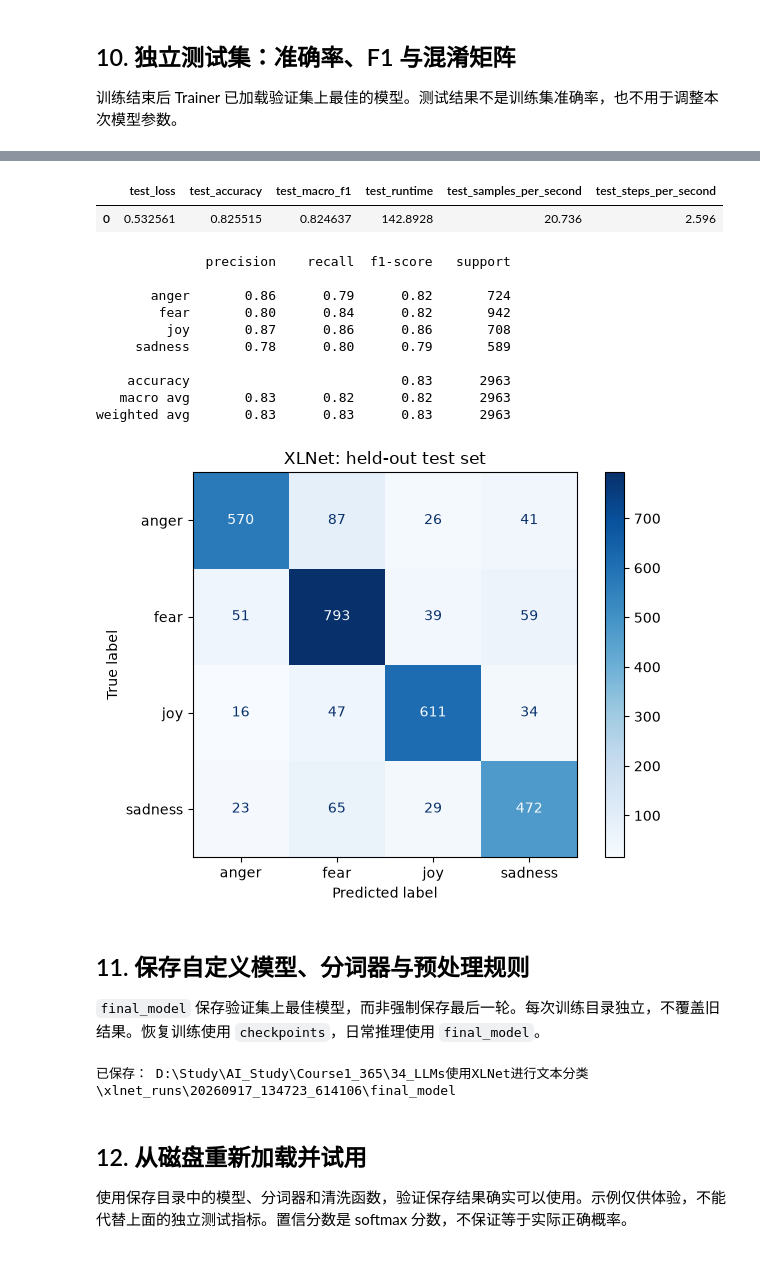
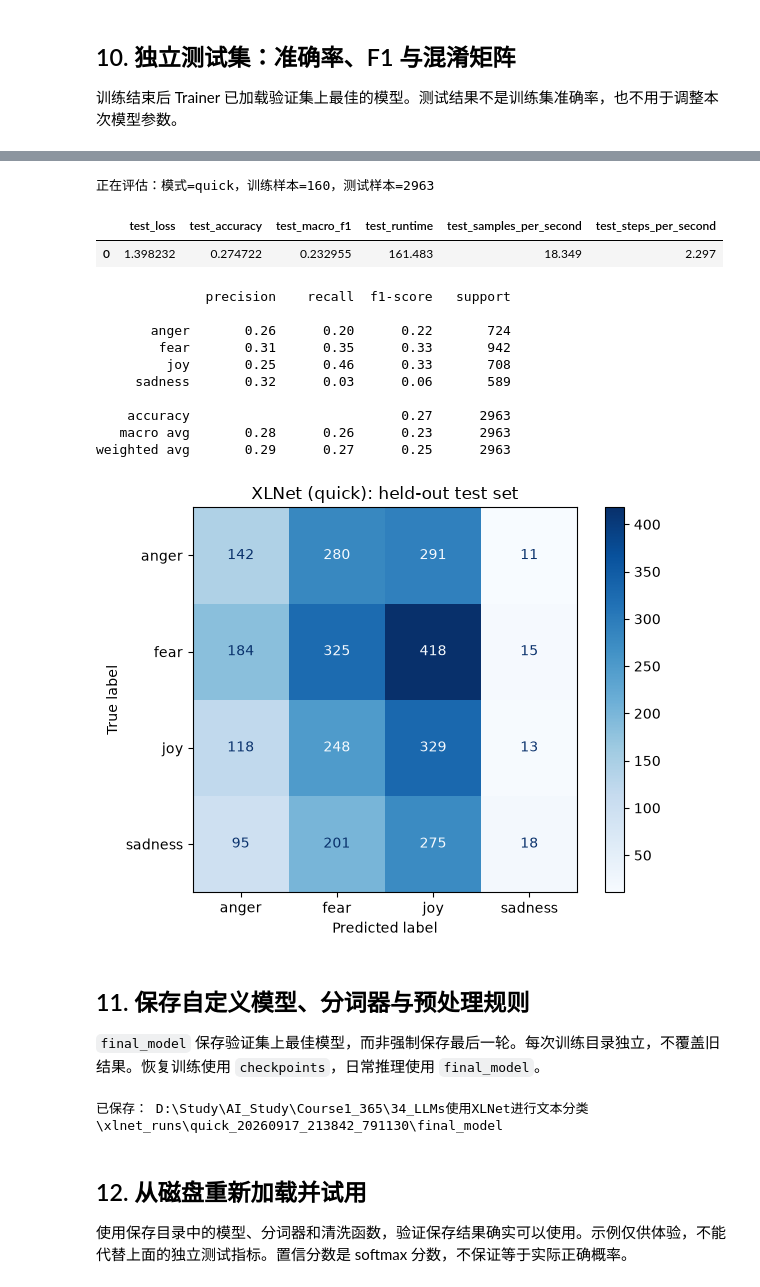
Before and after one commit to ZTaer/AI_Study, a Jupyter notebook: Course1_365/34_LLMs使用XLNet进行文本分类/XLNet_TEST.ipynb, the cells around one changed output, grey strips where cells are left out. Drawn from its saved outputs; the diff is of its cells as text; code cells hidden in the pictures.

Commit message:
34 Xlnet 情感分析训练模型

```diff
--- a/Course1_365/34_LLMs使用XLNet进行文本分类/XLNet_TEST.ipynb
+++ b/Course1_365/34_LLMs使用XLNet进行文本分类/XLNet_TEST.ipynb
@@ -330,12 +401,9 @@ if RUN_EMBEDDING_DEMO:
 # %%
 set_seed(SEED)
-NUM_EPOCHS = 3
-TRAIN_BATCH_SIZE = 4
-GRADIENT_ACCUMULATION_STEPS = 4  # 等效批次为 16，减少单次内存占用。
-RUN_DIR = Path("xlnet_runs") / datetime.now().strftime("%Y%m%d_%H%M%S_%f")
+RUN_DIR = Path("xlnet_runs") / (TRAIN_MODE + "_" + datetime.now().strftime("%Y%m%d_%H%M%S_%f"))
 MODEL_DIR = RUN_DIR / "final_model"
 print("设备：", "CUDA" if torch.cuda.is_available() else "CPU")
-print("训练样本：", len(model_dataset["train"]), "；epoch：", NUM_EPOCHS)
+print("训练样本：", len(train_dataset), "；epoch：", NUM_EPOCHS)
 print("本次结果目录：", RUN_DIR.resolve())
 
 def compute_metrics(eval_prediction):
@@ -359,11 +427,30 @@ training_args = TrainingArguments(
     eval_strategy="epoch", save_strategy="epoch",
     load_best_model_at_end=True, metric_for_best_model="macro_f1", greater_is_better=True,
     save_total_limit=2,  # 保留有限 checkpoint；checkpoint 带优化器状态，可用于恢复。
-    logging_steps=25, logging_first_step=True,
+    logging_steps=LOG_EVERY_STEPS, logging_first_step=True,
+    disable_tqdm=True,  # 改用定期文本日志，不影响训练、评估或 checkpoint 保存。
     report_to="none", push_to_hub=False,  # 只在本机训练和保存，不上传数据或模型。
     seed=SEED, data_seed=SEED,
     dataloader_num_workers=0, dataloader_pin_memory=torch.cuda.is_available(),
     fp16=False, bf16=False,  # 先用全精度，避免硬件精度支持差异。
 )
+
+class TextProgressCallback(TrainerCallback):
+    """只在日志事件打印进度，避免每个批次刷新 Jupyter widget。"""
+    def on_train_begin(self, args, state, control, **kwargs):
+        self.started_at = monotonic()
+        self.start_step = state.global_step
+        print(f"开始训练：共 {state.max_steps} 个优化器步骤。", flush=True)
+
+    def on_log(self, args, state, control, logs=None, **kwargs):
+        # 只为训练 loss 日志附加进度，评估日志由 Trainer 原样打印。
+        if not logs or "loss" not in logs:
+            return
+        elapsed = monotonic() - self.started_at
+        completed = state.global_step - self.start_step
+        remaining = elapsed / completed * (state.max_steps - state.global_step) if completed else 0
+        percent = 100 * state.global_step / max(state.max_steps, 1)
+        print(f"进度 {state.global_step}/{state.max_steps} ({percent:.1f}%)"
+              f" | 已用 {elapsed / 60:.1f} 分钟 | 预计剩余 {remaining / 60:.1f} 分钟", flush=True)
 # %% [output]
 设备： CPU
@@ -383,6 +470,8 @@ gc.collect()
 if torch.cuda.is_available():
     torch.cuda.empty_cache()
 
+# 从基础权重开始；分类头的 MISSING 提示是预期行为，需要后续训练。
+print("正在加载 XLNet 分类模型……", flush=True)
 classifier = XLNetForSequenceClassification.from_pretrained(
     MODEL_NAME, num_labels=len(label_names), id2label=id2label, label2id=label2id,
     use_safetensors=False,  # 此官方基础模型提供 PyTorch 权重；保存微调模型时使用默认安全格式。
@@ -392,13 +481,17 @@ classifier.config.use_mems_train = False
 classifier.config.use_mems_eval = False
 trainer = Trainer(
     model=classifier, args=training_args,
-    train_dataset=model_dataset["train"], eval_dataset=model_dataset["validation"],
+    train_dataset=train_dataset, eval_dataset=model_dataset["validation"],
     processing_class=tokenizer, data_collator=data_collator, compute_metrics=compute_metrics,
+    callbacks=[TextProgressCallback()],
 )
-RESUME_CHECKPOINT = None
 train_result = trainer.train(resume_from_checkpoint=RESUME_CHECKPOINT)
 trainer.save_metrics("train", train_result.metrics)
 print("完成的 epoch：", trainer.state.epoch)
 print("最佳验证 checkpoint：", trainer.state.best_model_checkpoint)
-display(pd.DataFrame(trainer.state.log_history))
+# 日志混合训练/验证字段，拆开显示，避免一整张表充满 NaN。
+history_frame = pd.DataFrame(trainer.state.log_history)
+display(history_frame.loc[history_frame["loss"].notna(), ["step", "epoch", "loss", "learning_rate"]])
+display(history_frame.loc[history_frame["eval_loss"].notna(),
+                          ["step", "epoch", "eval_loss", "eval_accuracy", "eval_macro_f1"]])
 # %% [output]
@@ -462,6 +531,8 @@ zmq.error.ZMQError: Too many open files
 
 训练结束后 Trainer 已加载验证集上最佳的模型。测试结果不是训练集准确率，也不用于调整本次模型参数。
 # %%
+# 即使 quick 模式，仍使用全部独立测试数据；分数衡量的是本次模型。
+print(f"正在评估：模式={TRAIN_MODE}，训练样本={len(train_dataset)}，测试样本={len(model_dataset['test'])}", flush=True)
 test_result = trainer.predict(model_dataset["test"], metric_key_prefix="test")
 test_logits = test_result.predictions
 if isinstance(test_logits, tuple):
@@ -472,7 +543,7 @@ print(classification_report(test_result.label_ids, test_predictions,
                             labels=list(id2label), target_names=label_names, zero_division=0))
 ConfusionMatrixDisplay.from_predictions(test_result.label_ids, test_predictions,
     labels=list(id2label), display_labels=label_names, cmap="Blues")
-plt.title("XLNet: held-out test set")
+plt.title(f"XLNet ({TRAIN_MODE}): held-out test set")
 plt.tight_layout()
 plt.show()
 trainer.save_metrics("test", test_result.metrics)
@@ -481,26 +551,29 @@ trainer.save_metrics("test", test_result.metrics)
+正在评估：模式=quick，训练样本=160，测试样本=2963
 |  | test_loss | test_accuracy | test_macro_f1 | test_runtime | test_samples_per_second | test_steps_per_second |
-| 0 | 0.532561 | 0.825515 | 0.824637 | 142.8928 | 20.736 | 2.596 |
+| 0 | 1.398232 | 0.274722 | 0.232955 | 161.483 | 18.349 | 2.297 |
-              precision    recall  f1-score   support
-
-       anger       0.86      0.79      0.82       724
-        fear       0.80      0.84      0.82       942
-         joy       0.87      0.86      0.86       708
-     sadness       0.78      0.80      0.79       589
-
-    accuracy                           0.83      2963
-   macro avg       0.83      0.82      0.82      2963
-weighted avg       0.83      0.83      0.83      2963
+              precision    recall  f1-score   support
+
+       anger       0.26      0.20      0.22       724
+        fear       0.31      0.35      0.33       942
+         joy       0.25      0.46      0.33       708
+     sadness       0.32      0.03      0.06       589
+
+    accuracy                           0.27      2963
+   macro avg       0.28      0.26      0.23      2963
+weighted avg       0.29      0.27      0.25      2963
-[figure, old version]
+[figure, new version]
 # %% [markdown]
 ## 11. 保存自定义模型、分词器与预处理规则
 
 `final_model` 保存验证集上最佳模型，而非强制保存最后一轮。每次训练目录独立，不覆盖旧结果。恢复训练使用 `checkpoints`，日常推理使用 `final_model`。
 # %%
+# 保存验证集上最佳的权重、分词器及实际配置；目录带模式和时间，不覆盖旧模型。
 trainer.save_model(str(MODEL_DIR))
 tokenizer.save_pretrained(str(MODEL_DIR))
 preprocessing_config = {"max_length": MAX_LENGTH, "remove_mentions": True,
     "remove_emoji": True, "lowercase": False, "base_model": MODEL_NAME,
-    "label2id": label2id, "seed": SEED}
+    "label2id": label2id, "seed": SEED,
+    "training_mode": TRAIN_MODE, "training_samples": len(train_dataset), "epochs": NUM_EPOCHS}
 (MODEL_DIR / "preprocessing_config.json").write_text(
     json.dumps(preprocessing_config, ensure_ascii=False, indent=2), encoding="utf-8")
 # 保存清洗函数本身，独立加载模型时不必猜测或重新编写清洗逻辑。
@@ -509,7 +582,7 @@ import inspect
     "import re\nfrom cleantext import clean\n\n" + inspect.getsource(clean_for_xlnet), encoding="utf-8")
 print("已保存：", MODEL_DIR.resolve())
 # %% [output]
-已保存： D:\Study\AI_Study\Course1_365\34_LLMs使用XLNet进行文本分类\xlnet_runs\20260917_134723_614106\final_model
+已保存： D:\Study\AI_Study\Course1_365\34_LLMs使用XLNet进行文本分类\xlnet_runs\quick_20260917_213842_791130\final_model
 # %% [markdown]
 ## 12. 从磁盘重新加载并试用
 
```
Also changed, not shown: parts of 16 cells of this notebook, 2 other files.
